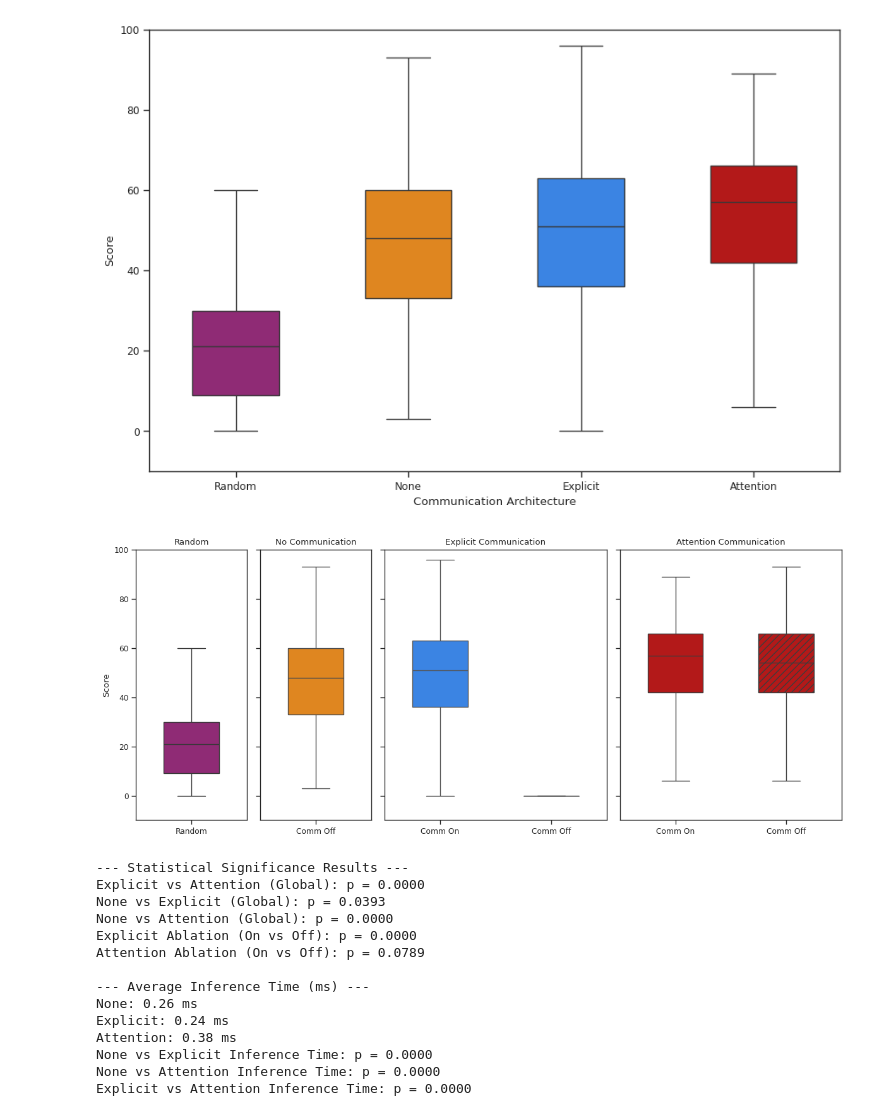
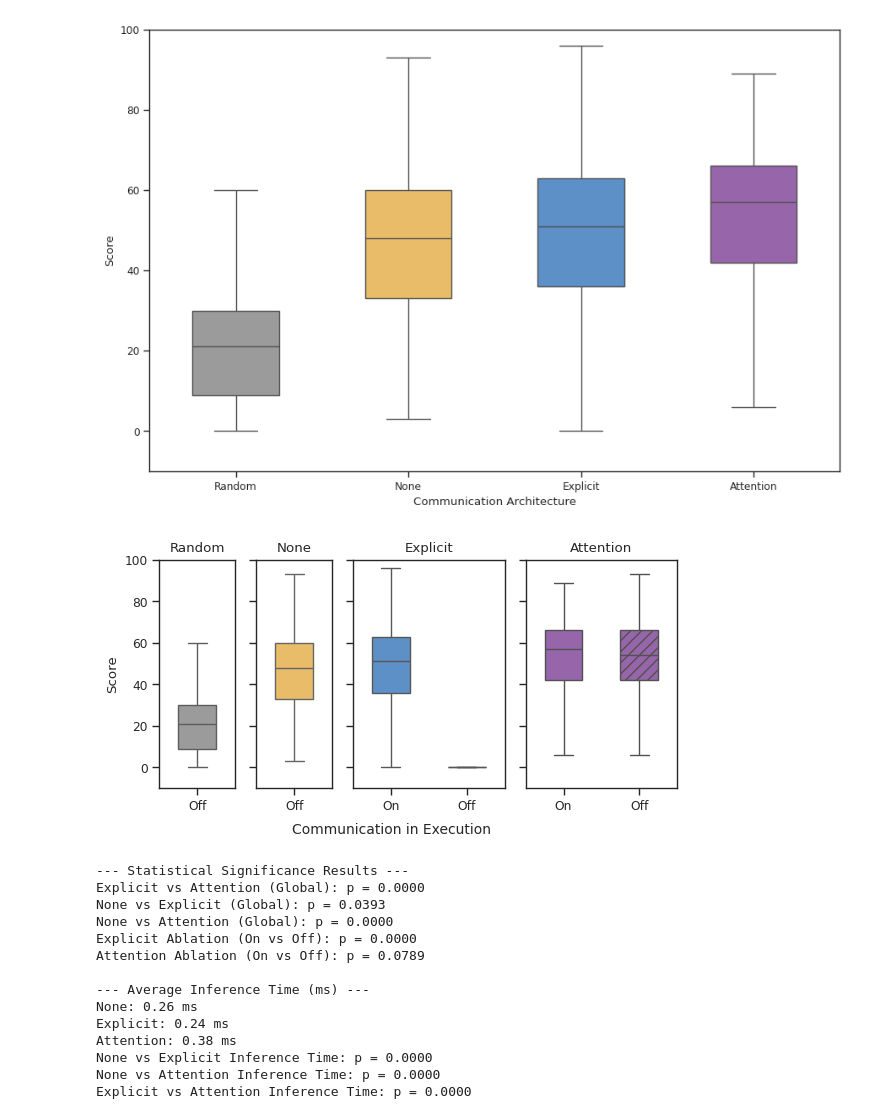
Before and after one commit to msoe-vex/VEX-AI-Reinforcement-Learning, a Jupyter notebook: analysis/analysis.ipynb, the cells around one changed output. Drawn from its saved outputs; the diff is of its cells as text; code cells hidden in the pictures.

```diff
--- a/analysis/analysis.ipynb
+++ b/analysis/analysis.ipynb
@@ -6,7 +6,7 @@ from scipy.stats import ttest_ind, kruskal
 from matplotlib.patches import Patch
 
 # Professional Paper Setting
-PALETTE = ['#FF8800', '#1F80FF', '#CC0000', '#A01A7D', '#D55E00']
+PALETTE = ["#FFC353", '#4A90D9', '#9C59B6', "#9B9B9B", '#D55E00']
 sns.set_theme(style="ticks", context="paper", palette=PALETTE)
 
 # 1. Load Data
@@ -44,13 +44,13 @@ plt.show()
 
 # --- FIGURE 2: ABLATION STUDY (NONE NARROW ON THE LEFT) ---
 fig, (ax3, ax0, ax1, ax2) = plt.subplots(
-    1, 4, figsize=(12, 5), sharey=True,
+    1, 4, figsize=(6, 3), sharey=True,
     gridspec_kw={"width_ratios": [0.5, 0.5, 1.0, 1.0]}
 )
 
 # Random (narrow, left)
 df_random = pd.DataFrame({
-    "Execution": ["Random"] * len(random_random['score_red']),
+    "Execution": ["Off"] * len(random_random['score_red']),
     "Score": random_random['score_red'].reset_index(drop=True)
 })
 sns.boxplot(
@@ -58,12 +58,12 @@ sns.boxplot(
     x="Execution",
     y="Score",
     hue="Execution",
-    order=["Random"],
+    order=["Off"],
     ax=ax3,
     showfliers=False,
     width=0.5,
     dodge=False,
-    palette={"Random": PALETTE[3]},
+    palette={"Off": PALETTE[3]},
     legend=False
 )
 ax3.set_title('Random')
@@ -73,7 +73,7 @@ ax3.set_ylim(-10, 100)
 
 # No Communication (narrow, left)
 df_none = pd.DataFrame({
-    "Execution": ["Comm Off"] * len(none_none['score_red']),
+    "Execution": ["Off"] * len(none_none['score_red']),
     "Score": none_none['score_red'].reset_index(drop=True)
 })
 sns.boxplot(
@@ -81,22 +81,22 @@ sns.boxplot(
     x="Execution",
     y="Score",
     hue="Execution",
-    order=["Comm Off"],
+    order=["Off"],
     ax=ax0,
     showfliers=False,
     width=0.5,
     dodge=False,
-    palette={"Comm Off": PALETTE[0]},
+    palette={"Off": PALETTE[0]},
     legend=False
 )
-ax0.set_title('No Communication')
+ax0.set_title('None')
 ax0.set_xlabel('')
 ax0.set_ylabel('Score')
 ax0.set_ylim(-10, 100)
 
 # Explicit: Comm On vs Comm Off
 df_copy = pd.DataFrame({
-    "Execution": ["Comm On"] * len(copy_copy['score_red']) + ["Comm Off"] * len(copy_none['score_red']),
+    "Execution": ["On"] * len(copy_copy['score_red']) + ["Off"] * len(copy_none['score_red']),
     "Score": pd.concat([copy_copy['score_red'], copy_none['score_red']], ignore_index=True)
 })
 sns.boxplot(
@@ -104,26 +104,26 @@ sns.boxplot(
     x="Execution",
     y="Score",
     hue="Execution",
-    order=["Comm On", "Comm Off"],
+    order=["On", "Off"],
     ax=ax1,
     showfliers=False,
     width=0.5,
     dodge=False,
-    palette={"Comm On": PALETTE[1], "Comm Off": PALETTE[1]},
+    palette={"On": PALETTE[1], "Off": PALETTE[1]},
     legend=False
 )
 if len(ax1.patches) >= 2:
     ax1.patches[1].set_hatch('///')
     # ax1.patches[1].set_edgecolor('white')
 
-ax1.set_title('Explicit Communication')
+ax1.set_title('Explicit')
 ax1.set_xlabel('')
 ax1.set_ylabel('')
 ax1.set_ylim(-10, 100)
 
 # Attention: Comm On vs Comm Off
 df_attn = pd.DataFrame({
-    "Execution": ["Comm On"] * len(attn_attn['score_red']) + ["Comm Off"] * len(attn_none['score_red']),
+    "Execution": ["On"] * len(attn_attn['score_red']) + ["Off"] * len(attn_none['score_red']),
     "Score": pd.concat([attn_attn['score_red'], attn_none['score_red']], ignore_index=True)
 })
 sns.boxplot(
@@ -131,32 +131,32 @@ sns.boxplot(
     x="Execution",
     y="Score",
     hue="Execution",
-    order=["Comm On", "Comm Off"],
+    order=["On", "Off"],
     ax=ax2,
     showfliers=False,
     width=0.5,
     dodge=False,
-    palette={"Comm On": PALETTE[2], "Comm Off": PALETTE[2]},
+    palette={"On": PALETTE[2], "Off": PALETTE[2]},
     legend=False
 )
 if len(ax2.patches) >= 2:
     ax2.patches[1].set_hatch('///')
     # ax2.patches[1].set_edgecolor('white')
 
-ax2.set_title('Attention Communication')
+ax2.set_title('Attention')
 ax2.set_xlabel('')
 ax2.set_ylabel('')
 ax2.set_ylim(-10, 100)
 
 # Manual legends
-legend_elements0 = [Patch(facecolor=PALETTE[0], label='Comm Off')]
+legend_elements0 = [Patch(facecolor=PALETTE[0], label='Off')]
 legend_elements1 = [
-    Patch(facecolor=PALETTE[1], label='Comm On'),
-    Patch(facecolor=PALETTE[1], hatch='///', edgecolor='white', label='Comm Off')
+    Patch(facecolor=PALETTE[1], label='On'),
+    Patch(facecolor=PALETTE[1], hatch='///', edgecolor='white', label='Off')
 ]
 legend_elements2 = [
-    Patch(facecolor=PALETTE[2], label='Comm On'),
-    Patch(facecolor=PALETTE[2], hatch='///', edgecolor='white', label='Comm Off')
+    Patch(facecolor=PALETTE[2], label='On'),
+    Patch(facecolor=PALETTE[2], hatch='///', edgecolor='white', label='Off')
 ]
 
 # ax0.legend(handles=legend_elements0, loc='lower left')
@@ -165,41 +165,43 @@ legend_elements2 = [
 
 for a in (ax0, ax1, ax2, ax3):
     a.set_ylim(-10, 100)
+
+fig.text(0.5, -0.02, 'Communication in Execution', ha='center', fontsize=10, fontweight='normal')
 
 plt.tight_layout()
 plt.savefig('execution_scores_n_1000.pdf', dpi=300)
 plt.show()
 
 
 # 3. Statistical Summary for Paper Text (Kruskal-Wallis)
 print("--- Statistical Significance Results ---")
 _, p_glob = kruskal(copy_copy['score_red'], attn_attn['score_red'])
 print(f"Explicit vs Attention (Global): p = {p_glob:.4f}")
 _, p_none_explicit = kruskal(none_none['score_red'], copy_copy['score_red'])
 print(f"None vs Explicit (Global): p = {p_none_explicit:.4f}")
 _, p_none_attention = kruskal(none_none['score_red'], attn_attn['score_red'])
 print(f"None vs Attention (Global): p = {p_none_attention:.4f}")
 _, p_copy = kruskal(copy_copy['score_red'], copy_none['score_red'])
 print(f"Explicit Ablation (On vs Off): p = {p_copy:.4f}")
 _, p_attn = kruskal(attn_attn['score_red'], attn_none['score_red'])
 print(f"Attention Ablation (On vs Off): p = {p_attn:.4f}")
 
 # Print average "avg_inference_ms" for each architecture
 print("\n--- Average Inference Time (ms) ---")
 print(f"None: {none_none['avg_inference_ms'].mean():.2f} ms")
 print(f"Explicit: {copy_copy['avg_inference_ms'].mean():.2f} ms")
 print(f"Attention: {attn_attn['avg_inference_ms'].mean():.2f} ms")
 
 # Kruskal tests on inference times
 _, p_inf_none_explicit = kruskal(none_none['avg_inference_ms'], copy_copy['avg_inference_ms'])
 print(f"None vs Explicit Inference Time: p = {p_inf_none_explicit:.4f}")
 _, p_inf_none_attention = kruskal(none_none['avg_inference_ms'], attn_attn['avg_inference_ms'])
 print(f"None vs Attention Inference Time: p = {p_inf_none_attention:.4f}")
 _, p_inf_explicit_attention = kruskal(copy_copy['avg_inference_ms'], attn_attn['avg_inference_ms'])
 print(f"Explicit vs Attention Inference Time: p = {p_inf_explicit_attention:.4f}")
 # %% [output]
-[figure, old version]
+[figure, new version]
-[figure, old version]
+[figure, new version]
 --- Statistical Significance Results ---
 Explicit vs Attention (Global): p = 0.0000
 None vs Explicit (Global): p = 0.0393
```
Also changed, not shown: parts of 2 cells of this notebook, 7 other files.
